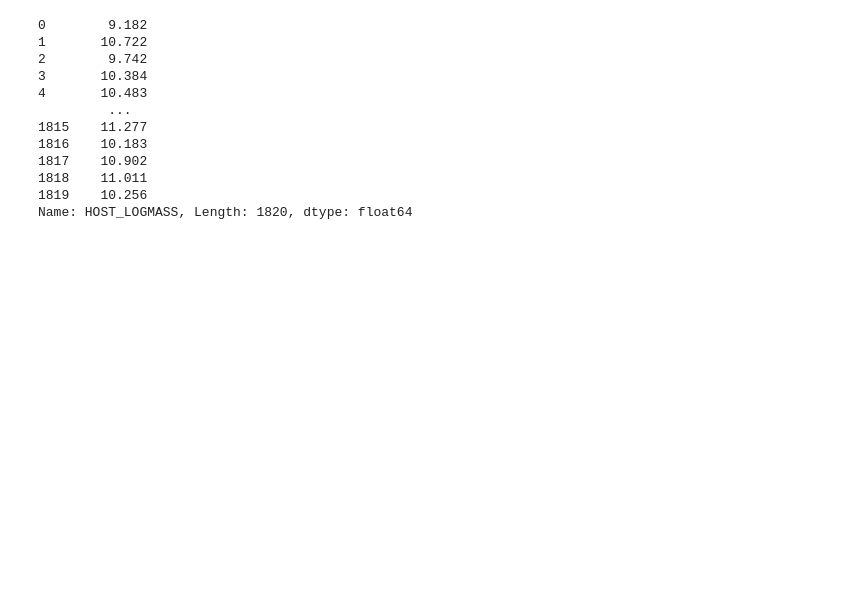
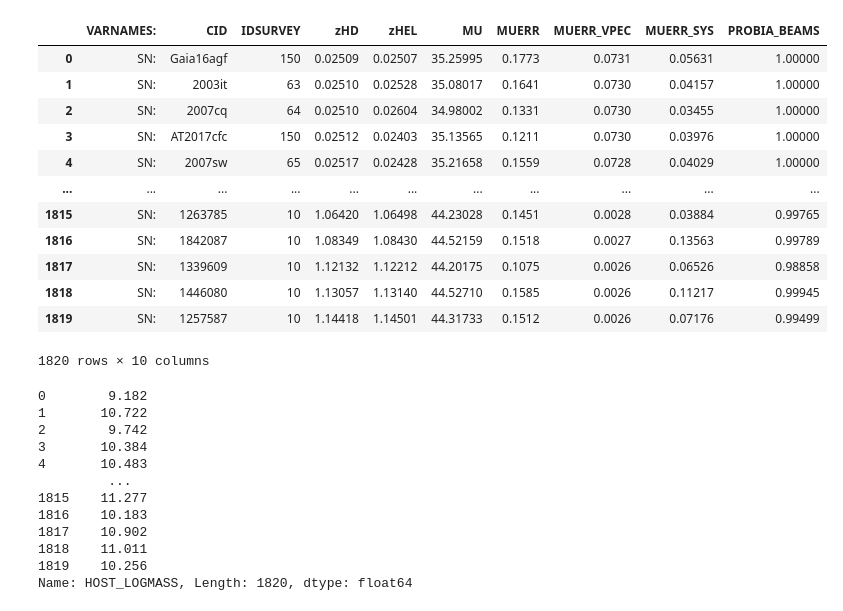
Before and after one commit to Shin107/DES_analysis, a Jupyter notebook: minimizer.ipynb, the cells around one changed output. Cells and saved outputs as stored; diff of their text form; code cells hidden in the pictures; blank space fills up the shorter version.

```diff
--- a/minimizer.ipynb
+++ b/minimizer.ipynb
@@ -22,6 +22,23 @@ data = pd.read_csv(DES_PATH+'/4_DISTANCES_COVMAT/des_sn5yr.csv',sep='\s+')
 nsn = len(data)
 
 #data
+# %%
+des_mu = pd.read_csv('/user/animesh.sah/DES_analysis/DES-SN5YR/4_DISTANCES_COVMAT/DES-Dovekie_HD.csv',sep='\s+',comment='#')
+des_mu
+# %% [output]
+|  | VARNAMES: | CID | IDSURVEY | zHD | zHEL | MU | MUERR | MUERR_VPEC | MUERR_SYS | PROBIA_BEAMS |
+| 0 | SN: | Gaia16agf | 150 | 0.02509 | 0.02507 | 35.25995 | 0.1773 | 0.0731 | 0.05631 | 1.00000 |
+| 1 | SN: | 2003it | 63 | 0.02510 | 0.02528 | 35.08017 | 0.1641 | 0.0730 | 0.04157 | 1.00000 |
+| 2 | SN: | 2007cq | 64 | 0.02510 | 0.02604 | 34.98002 | 0.1331 | 0.0730 | 0.03455 | 1.00000 |
+| 3 | SN: | AT2017cfc | 150 | 0.02512 | 0.02403 | 35.13565 | 0.1211 | 0.0730 | 0.03976 | 1.00000 |
+| 4 | SN: | 2007sw | 65 | 0.02517 | 0.02428 | 35.21658 | 0.1559 | 0.0728 | 0.04029 | 1.00000 |
+| ... | ... | ... | ... | ... | ... | ... | ... | ... | ... | ... |
+| 1815 | SN: | 1263785 | 10 | 1.06420 | 1.06498 | 44.23028 | 0.1451 | 0.0028 | 0.03884 | 0.99765 |
+| 1816 | SN: | 1842087 | 10 | 1.08349 | 1.08430 | 44.52159 | 0.1518 | 0.0027 | 0.13563 | 0.99789 |
+| 1817 | SN: | 1339609 | 10 | 1.12132 | 1.12212 | 44.20175 | 0.1075 | 0.0026 | 0.06526 | 0.98858 |
+| 1818 | SN: | 1446080 | 10 | 1.13057 | 1.13140 | 44.52710 | 0.1585 | 0.0026 | 0.11217 | 0.99945 |
+| 1819 | SN: | 1257587 | 10 | 1.14418 | 1.14501 | 44.31733 | 0.1512 | 0.0026 | 0.07176 | 0.99499 |
+1820 rows × 10 columns
 # %%
 
 alpha = 0.169
```
Also changed, not shown: parts of 26 cells of this notebook.
